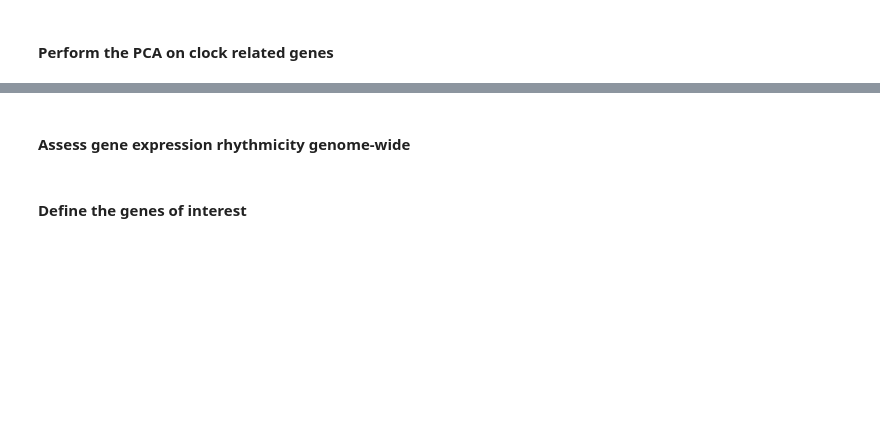
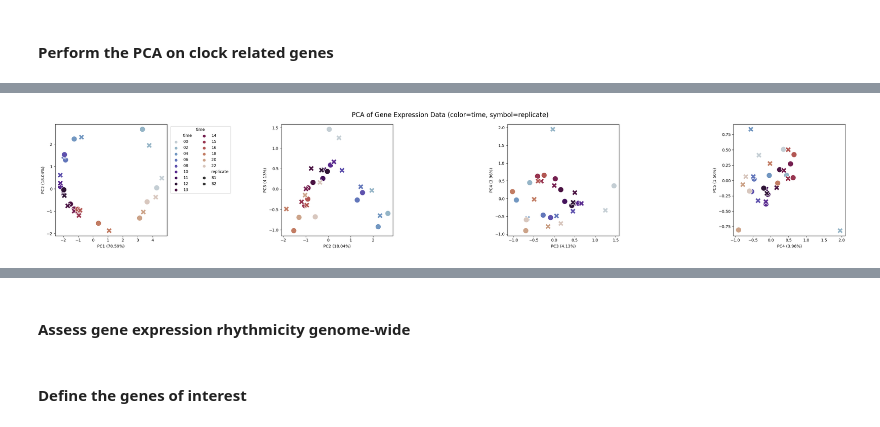
Before and after one commit to GregoirePachebat/group_18, a Jupyter notebook: Week11/Exercise_Week11_12_B_Exercises.ipynb, the cells around one changed output, grey strips where cells are left out. Cells and saved outputs as stored; diff of their text form; code cells hidden in the pictures; blank space fills up the shorter version.

```diff
--- a/Week11/Exercise_Week11_12_B_Exercises.ipynb
+++ b/Week11/Exercise_Week11_12_B_Exercises.ipynb
@@ -349,0 +347,4 @@ circa_genes = ['Arntl', 'Npas2', 'Clock', 'Cry1', 'Cry2', 'Per1', 'Per2', 'Per3'
+# %%
+pca_liver_intron = run_PCA(dat_intron_liver.loc[circa_genes], color_by='time', symbol_by='replicate')
+# %% [output]
+[figure, added]
```
Also changed, not shown: parts of 9 cells of this notebook.
